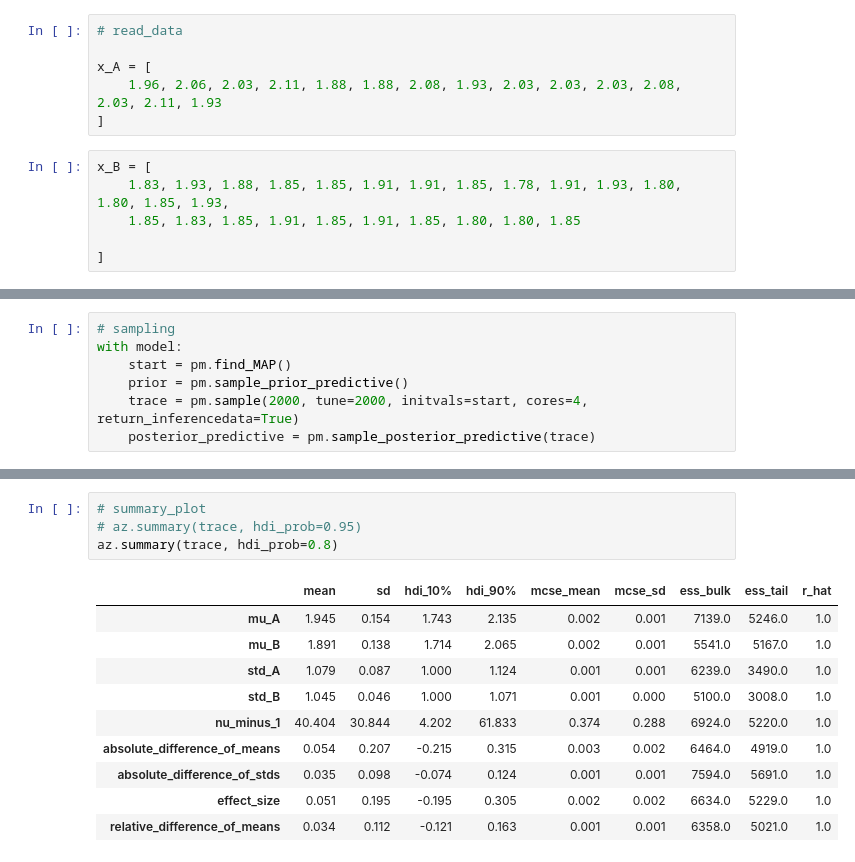
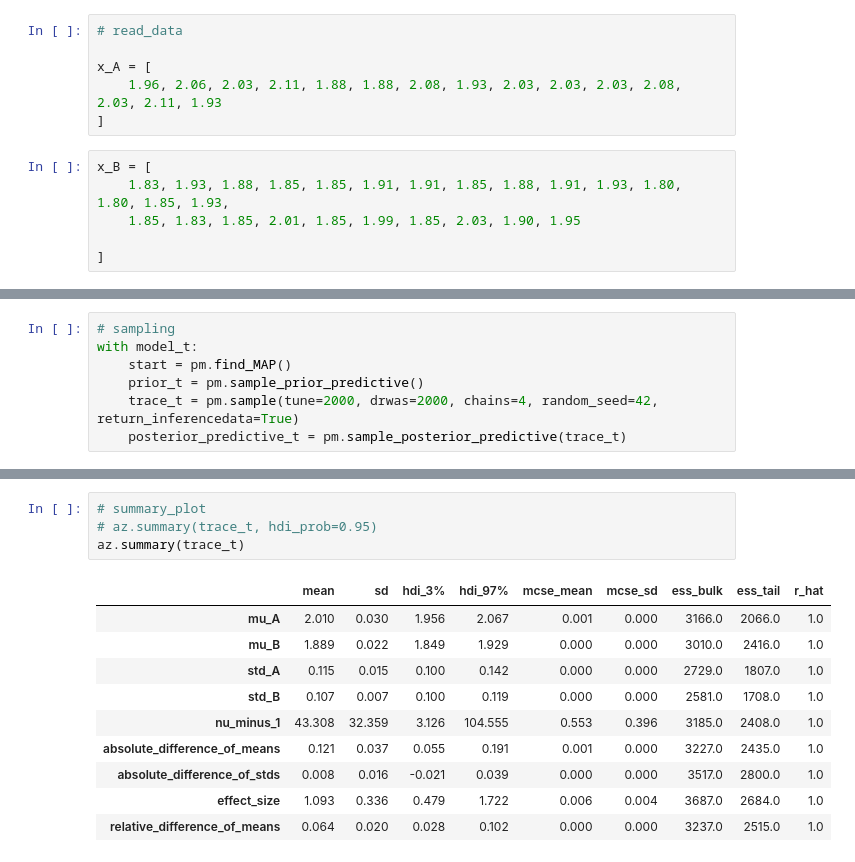
Before and after one commit to sasasakaz/bayesian, a Jupyter notebook: bayesian_estimation_for_the_diff_of_means.ipynb, the cells around one changed output, grey strips where cells are left out. Drawn from its saved outputs; the diff is of its cells as text.

```diff
--- a/bayesian_estimation_for_the_diff_of_means.ipynb
+++ b/bayesian_estimation_for_the_diff_of_means.ipynb
@@ -37,8 +36,8 @@ x_A = [
 ]
 # %%
 x_B = [
-    1.83, 1.93, 1.88, 1.85, 1.85, 1.91, 1.91, 1.85, 1.78, 1.91, 1.93, 1.80, 1.80, 1.85, 1.93,
-    1.85, 1.83, 1.85, 1.91, 1.85, 1.91, 1.85, 1.80, 1.80, 1.85
+    1.83, 1.93, 1.88, 1.85, 1.85, 1.91, 1.91, 1.85, 1.88, 1.91, 1.93, 1.80, 1.80, 1.85, 1.93,
+    1.85, 1.83, 1.85, 2.01, 1.85, 1.99, 1.85, 2.03, 1.90, 1.95
 
 ]
 # %%
@@ -101,8 +127,8 @@ with model:
 # %%
 # sampling
-with model:
+with model_t:
     start = pm.find_MAP()
-    prior = pm.sample_prior_predictive()
-    trace = pm.sample(2000, tune=2000, initvals=start, cores=4, return_inferencedata=True)
-    posterior_predictive = pm.sample_posterior_predictive(trace)
+    prior_t = pm.sample_prior_predictive()
+    trace_t = pm.sample(tune=2000, drwas=2000, chains=4, random_seed=42, return_inferencedata=True)
+    posterior_predictive_t = pm.sample_posterior_predictive(trace_t)
 # %% [output]
@@ -124,17 +155,17 @@ az.plot_trace(trace, var_names=["mu_A", "mu_B", "std_A", "std_B", "nu_minus_1"])
 # %%
 # summary_plot
-# az.summary(trace, hdi_prob=0.95)
-az.summary(trace, hdi_prob=0.8)
+# az.summary(trace_t, hdi_prob=0.95)
+az.summary(trace_t)
 # %% [output]
-|  | mean | sd | hdi_10% | hdi_90% | mcse_mean | mcse_sd | ess_bulk | ess_tail | r_hat |
-| mu_A | 1.945 | 0.154 | 1.743 | 2.135 | 0.002 | 0.001 | 7139.0 | 5246.0 | 1.0 |
-| mu_B | 1.891 | 0.138 | 1.714 | 2.065 | 0.002 | 0.001 | 5541.0 | 5167.0 | 1.0 |
-| std_A | 1.079 | 0.087 | 1.000 | 1.124 | 0.001 | 0.001 | 6239.0 | 3490.0 | 1.0 |
-| std_B | 1.045 | 0.046 | 1.000 | 1.071 | 0.001 | 0.000 | 5100.0 | 3008.0 | 1.0 |
-| nu_minus_1 | 40.404 | 30.844 | 4.202 | 61.833 | 0.374 | 0.288 | 6924.0 | 5220.0 | 1.0 |
-| absolute_difference_of_means | 0.054 | 0.207 | -0.215 | 0.315 | 0.003 | 0.002 | 6464.0 | 4919.0 | 1.0 |
-| absolute_difference_of_stds | 0.035 | 0.098 | -0.074 | 0.124 | 0.001 | 0.001 | 7594.0 | 5691.0 | 1.0 |
-| effect_size | 0.051 | 0.195 | -0.195 | 0.305 | 0.002 | 0.002 | 6634.0 | 5229.0 | 1.0 |
-| relative_difference_of_means | 0.034 | 0.112 | -0.121 | 0.163 | 0.001 | 0.001 | 6358.0 | 5021.0 | 1.0 |
+|  | mean | sd | hdi_3% | hdi_97% | mcse_mean | mcse_sd | ess_bulk | ess_tail | r_hat |
+| mu_A | 2.010 | 0.030 | 1.956 | 2.067 | 0.001 | 0.000 | 3166.0 | 2066.0 | 1.0 |
+| mu_B | 1.889 | 0.022 | 1.849 | 1.929 | 0.000 | 0.000 | 3010.0 | 2416.0 | 1.0 |
+| std_A | 0.115 | 0.015 | 0.100 | 0.142 | 0.000 | 0.000 | 2729.0 | 1807.0 | 1.0 |
+| std_B | 0.107 | 0.007 | 0.100 | 0.119 | 0.000 | 0.000 | 2581.0 | 1708.0 | 1.0 |
+| nu_minus_1 | 43.308 | 32.359 | 3.126 | 104.555 | 0.553 | 0.396 | 3185.0 | 2408.0 | 1.0 |
+| absolute_difference_of_means | 0.121 | 0.037 | 0.055 | 0.191 | 0.001 | 0.000 | 3227.0 | 2435.0 | 1.0 |
+| absolute_difference_of_stds | 0.008 | 0.016 | -0.021 | 0.039 | 0.000 | 0.000 | 3517.0 | 2800.0 | 1.0 |
+| effect_size | 1.093 | 0.336 | 0.479 | 1.722 | 0.006 | 0.004 | 3687.0 | 2684.0 | 1.0 |
+| relative_difference_of_means | 0.064 | 0.020 | 0.028 | 0.102 | 0.000 | 0.000 | 3237.0 | 2515.0 | 1.0 |
 # %%
 # foresplot
```
Also changed, not shown: parts of 19 cells of this notebook, 1 other file.
